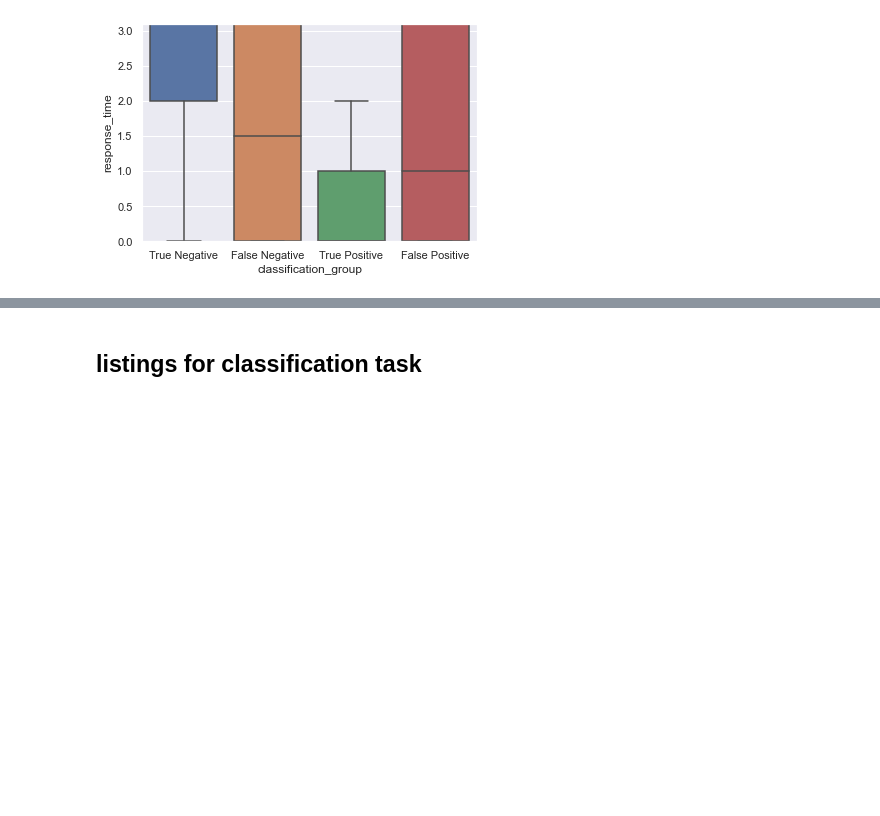
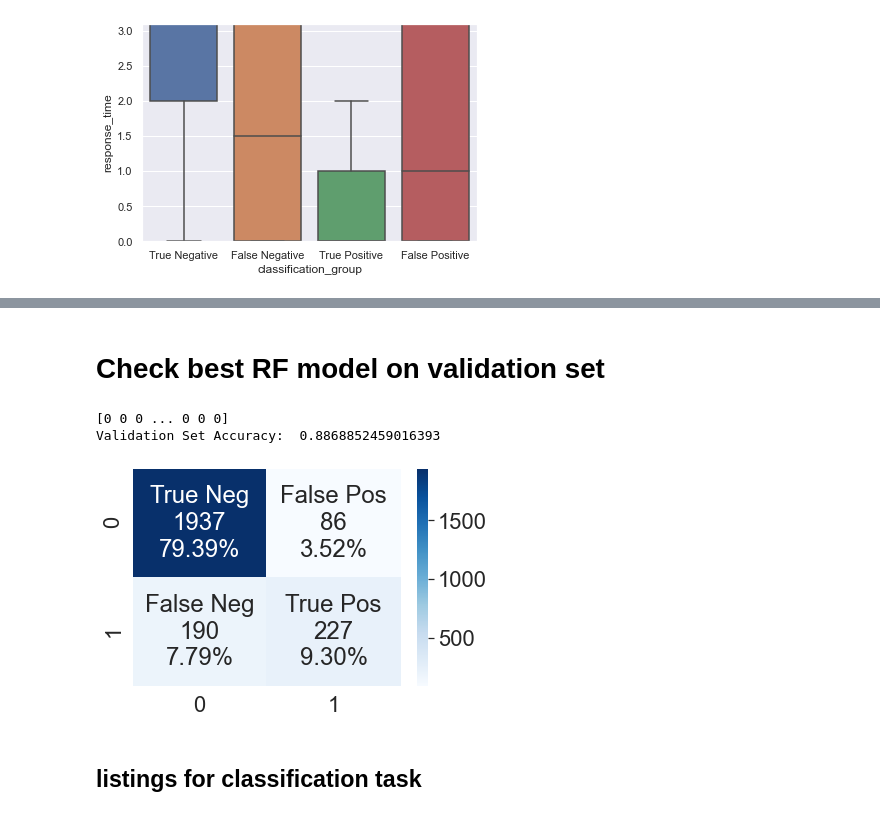
Before and after one commit to rickfontenot/airbnb, a Jupyter notebook: Lab2/WorkingFiles/lab2_Rick2.ipynb, the cells around one changed output, grey strips where cells are left out. Cells and saved outputs as stored; diff of their text form; code cells hidden in the pictures; blank space fills up the shorter version.

Commit message:
rick2 notebook with RF and random search on grid

```diff
--- a/Lab2/WorkingFiles/lab2_Rick2.ipynb
+++ b/Lab2/WorkingFiles/lab2_Rick2.ipynb
@@ -1439,0 +1500,4 @@ ax.set_ylim(0,3.1)
+# %%
+# Fit the grid search to the data
+grid_search.fit(X_host, y_host)
+grid_search.best_params_
@@ -1439,0 +1556,23 @@ ax.set_ylim(0,3.1)
+# %%
+# Create the parameter grid based on the results of random search
+param_grid = {
+    'max_depth': [5, 8, 15, 25, 30, 'None'],
+    'n_estimators': [50, 150, 300, 500, 800, 1200],
+    'min_samples_split': [2, 5, 10, 15, 100],
+    'min_samples_leaf': [1, 2, 5, 10, 15]
+}
+
+# Create a based model
+rf = RandomForestClassifier()
+# Instantiate the grid search model
+grid_search = GridSearchCV(estimator = rf, param_grid = param_grid,
+                          cv = cv_object, scoring='accuracy')
+
+
+# Random search of parameters search across 100 different combinations, and use all available scores
+rf_random = RandomizedSearchCV(estimator = rf, param_distributions = param_grid, n_iter = 20, cv = cv_object, verbose=2, random_state=42, n_jobs = -1, scoring='accuracy')
+# Fit the random search model
+rf_random.fit(X_host, y_host)
+
+print("Best Accuracy: ",rf_random.best_score_)
+print("Best Accuracy: ",rf_random.best_params_)
@@ -1440,3 +1587,23 @@ ax.set_ylim(0,3.1)
+# %% [markdown]
+# Check best RF model on validation set
+# %%
+# Best Accuracy:  {'n_estimators': 800, 'min_samples_split': 100, 'min_samples_leaf': 5, 'max_depth': 25}
+
+rf = RandomForestClassifier(max_depth=25, n_estimators=800, min_samples_split=100, min_samples_leaf=5)
+
+training_model = rf.fit(X_host,y_host)
+validation_predictions = training_model.predict(X_host_validate)
+
+print(validation_predictions)
+from sklearn.metrics import accuracy_score
+print("Validation Set Accuracy: ", accuracy_score(y_host_validate, validation_predictions))
+
+cm = confusion_matrix(y_host_validate,validation_predictions)
+plot_confusion(cm)
+# %% [output]
+[0 0 0 ... 0 0 0]
+Validation Set Accuracy:  0.8868852459016393
+[figure, added]
 # %% [markdown]
 ## **listings** for classification task
 # %%
```
Also changed, not shown: parts of 12 cells of this notebook.
